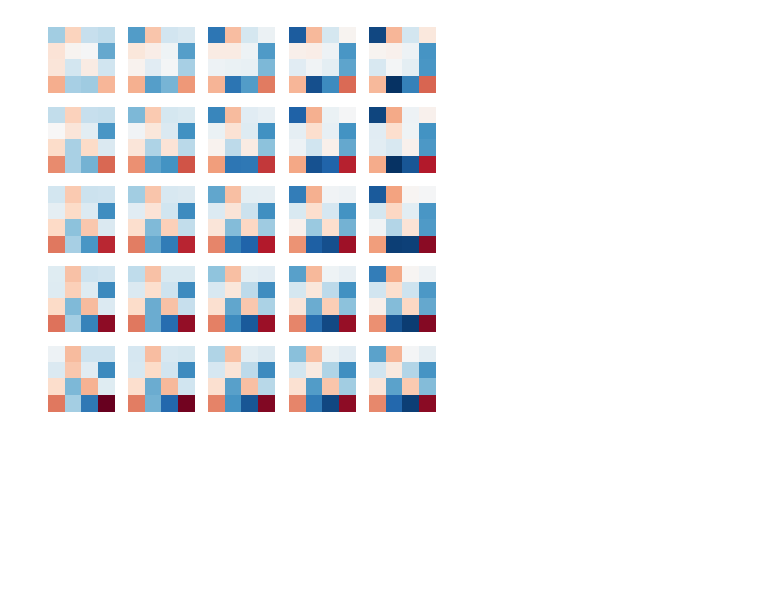
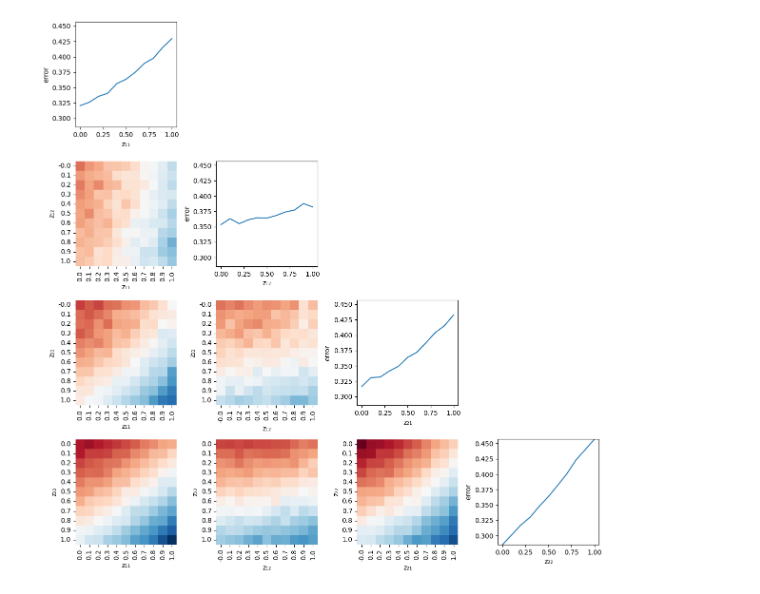
Before and after one commit to brendel-group/compositional-ood-generalization, a Jupyter notebook: notebooks/test.ipynb, the cells around one changed output. Cells and saved outputs as stored; diff of their text form; code cells hidden in the pictures; blank space fills up the shorter version.

Commit message:
added visualization for score heatmaps

```diff
--- a/notebooks/test.ipynb
+++ b/notebooks/test.ipynb
@@ -4,11 +6,21 @@ from vis import visualize_latents, visualize_slots_and_output, visualize_output_
 from models import InvertibleMLP, ParallelSlots, LinearComposition, CompositionalFunction
 # %%
-D = [2, 4, 3]
+D = [2, 2]
 M = [16, 16, 16]
+grid_size = 11
 
-z = sample_latents(D, "face_grid", n_samples=1000, grid_size=11, dims=(2, 7))
+z = sample_latents(D, "grid", n_samples=10000, grid_size=grid_size)
+
+if torch.cuda.is_available():
+    dev = "cuda:0"
+else:
+    dev = "cpu"
+dev = torch.device(dev)
 
 phi = ParallelSlots([InvertibleMLP(d_in, d_out, d_hidden=10) for d_in, d_out in zip(D, M)])
 C = LinearComposition()
-f = CompositionalFunction(C, phi)
+f = CompositionalFunction(C, phi).to(dev)
+f.eval()
+with torch.no_grad():
+    x = f(z.to(dev)).to("cpu")
 # %%
@@ -19,5 +29,26 @@ visualize_latents(z, D)
 visualize_slots_and_output(*f(z[:10], return_slot_outputs=True))
 # %%
 visualize_output_grid(f, 5, (0, 1), plot_size=1)
-# %% [output]
-[figure, removed]
+# %%
+checkpoint = Path("/home/thaddaus/code/cood/_checkpoints/ADD_ortho_20230411-140849/latest.pt")
+
+phi_hat = ParallelSlots(
+        [
+            InvertibleMLP(d_in, d_out, d_hidden=10)
+            for d_in, d_out in zip(D, M)
+        ]
+    )
+f_hat = CompositionalFunction(C, phi_hat)
+f_hat.to(dev)
+
+f_hat.load_state_dict(torch.load(checkpoint))
+f_hat.eval()
+
+with torch.no_grad():
+    x_hat = f_hat(z.to(dev)).to("cpu")
+
+err = (x_hat - x).pow(2).mean(dim=-1)
+# %%
+visualize_score_heatmaps(z, err, D, "error")
+# %% [output]
+[figure, added]
```
Also changed, not shown: parts of 2 cells of this notebook, 1 other file.
